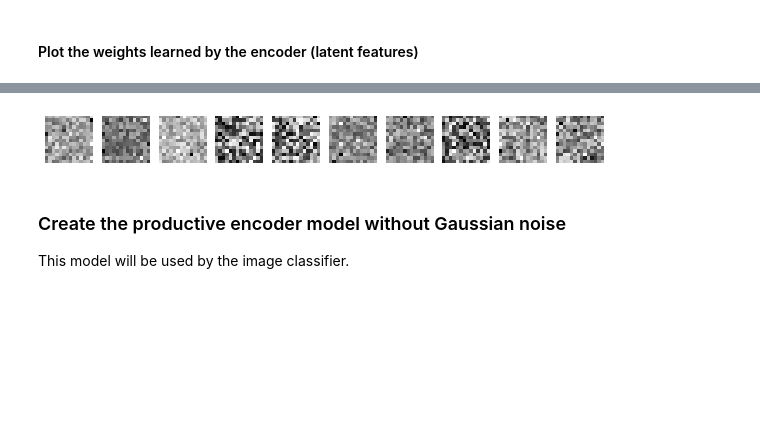
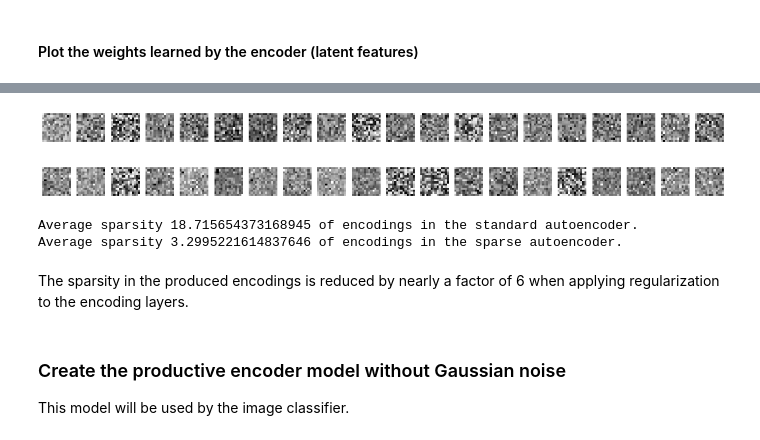
Before and after one commit to philippmarcus/autoencoder-keras, a Jupyter notebook: Autoencoders for pre-training of image classifiers.ipynb, the cells around one changed output, grey strips where cells are left out. Drawn from its saved outputs; the diff is of its cells as text; code cells hidden in the pictures; blank space fills up the shorter version.

```diff
--- a/Autoencoders for pre-training of image classifiers.ipynb
+++ b/Autoencoders for pre-training of image classifiers.ipynb
@@ -85,5 +100,6 @@ def get_denoising_autoencoder(training=True):
 # %%
-encoder, autoencoder = get_denoising_autoencoder(training=True)
+encoder, autoencoder = get_denoising_autoencoder(training=True, sparsity=False)
+encoder_sparse, autoencoder_sparse = get_denoising_autoencoder(training=True, sparsity=True)
 # %%
 autoencoder.summary()
 # %% [output]
@@ -127,8 +143,10 @@ Trainable params: 163,513
 Non-trainable params: 0
 _________________________________________________________________
 # %%
-# Compile the model
-
+# Compile the models
 opt = keras.optimizers.Adadelta(learning_rate=0.01)
 autoencoder.compile(optimizer='Adam',
                       loss='MSE')
+
+autoencoder_sparse.compile(optimizer='Adam',
+                      loss='MSE')
@@ -167,0 +186,9 @@ Epoch 19/20
+# %%
+# Train the sparse autoencoder
+history_sparse = autoencoder_sparse.fit(X_train,
+                                        X_train,
+                                        validation_data=(X_test, X_test),
+                                        callbacks=[es],
+                                        shuffle=True,
+                                        epochs=20,
+                                        batch_size=256)
@@ -271,8 +337,27 @@ plot_weights_matrix(autoencoder, 'dense_24', 10)
 # %%
 # Visualize some learned features of the second encoding layer
-plot_weights_matrix(autoencoder, 'dense_25', 10)
+plot_weights_matrix(autoencoder, 'encoder_2', 20)
+
+# Visualize some learned features of the second encoding layer
+plot_weights_matrix(autoencoder_sparse, 'encoder_2', 20)
 # %% [output]
-[figure, old version]
+[figure, new version]
+[figure, added]
+# %%
+# Kernel sparsity of the encoding, i.e. average weight
+encoder_eval = encoder.predict(X_test[:256])
+encoder_avg_sparsity = np.mean(np.sqrt(np.sum(np.square(sample_eval), axis=1)))
+
+encoder_sparse_eval = encoder_sparse.predict(X_test[:256])
+encoder_sparse_avg_sparsity = np.mean(np.sqrt(np.sum(np.square(encoder_sparse_eval), axis=1)))
+
+print("Average sparsity {} of encodings in the standard autoencoder.".format(encoder_avg_sparsity))
+print("Average sparsity {} of encodings in the sparse autoencoder.".format(encoder_sparse_avg_sparsity))
+# %% [output]
+Average sparsity 18.715654373168945 of encodings in the standard autoencoder.
+Average sparsity 3.2995221614837646 of encodings in the sparse autoencoder.
+# %% [markdown]
+The sparsity in the produced encodings is reduced by nearly a factor of 6 when applying regularization to the encoding layers.
 # %% [markdown]
 ### Create the productive encoder model without Gaussian noise
 
```
Also changed, not shown: parts of 19 cells of this notebook.
